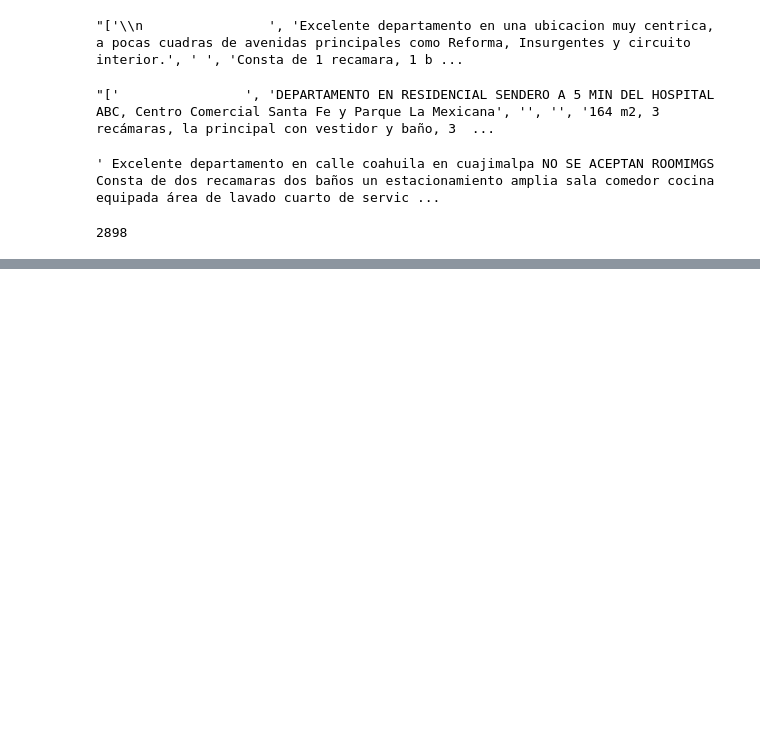
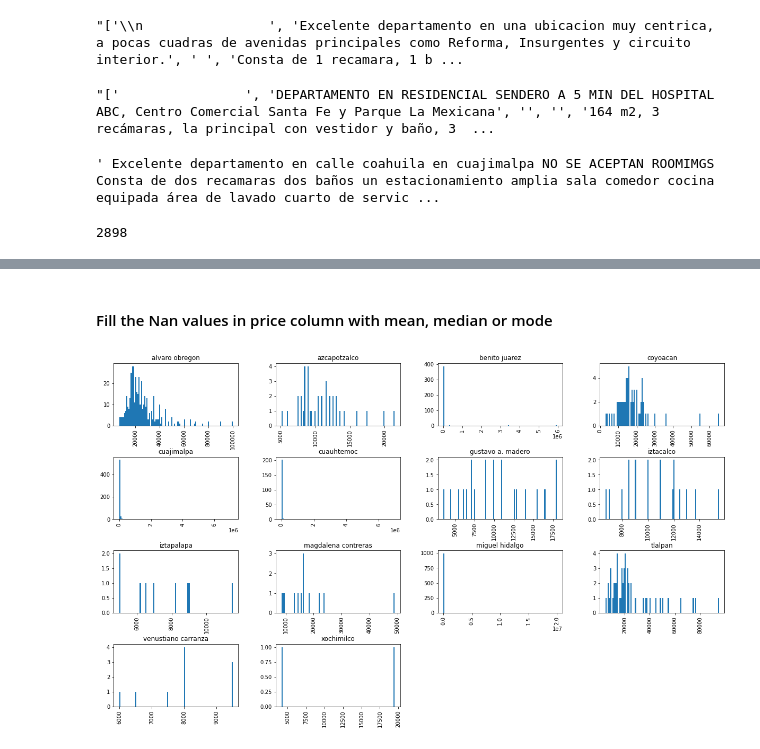
Before and after one commit to ArturoMorenoSBU/Lamudi_Analysis, a Jupyter notebook: Lamudi-Data Cleaning.ipynb, the cells around one changed output, grey strips where cells are left out. Drawn from its saved outputs; the diff is of its cells as text; code cells hidden in the pictures; blank space fills up the shorter version.

```diff
--- a/Lamudi-Data Cleaning.ipynb
+++ b/Lamudi-Data Cleaning.ipynb
@@ -252,0 +301,10 @@ memory usage: 226.5+ KB
+# %%
+townships=['alvaro obregon', 'azcapotzalco','benito juarez','coyoacan'
+          ,'cuajimalpa','cuauhtemoc','gustavo a. madero','iztacalco','iztapalapa'
+          ,'magdalena contreras','miguel hidalgo','milpa alta','tlahuac','tlalpan'
+          ,'venustiano carranza','xochimilco']
+# %%
+pat = '|'.join(r"\b{}\b".format(x) for x in townships)
+
+df['township'] = df['address'].str.extract('('+ pat + ')', expand=False, flags=re.I)
+df
@@ -252,0 +333,3 @@ memory usage: 226.5+ KB
+# %%
+df = df[['title', 'price', 'address','township', 'car_boxes', 'rooms', 'bathroms',
+       'squareM', 'description']]
@@ -252,0 +361,2 @@ memory usage: 226.5+ KB
+# %%
+df.drop(df.loc[df['township'].isnull()].index.values, inplace=True)
@@ -252,0 +400,8 @@ memory usage: 226.5+ KB
+# %% [markdown]
+#### Fill the Nan values in price column with mean, median or mode
+# %%
+# Look at the distribution of the price by township so we can select the best central tendency measure.
+df['price'].hist(by=df['township'], figsize = (20, 12), bins = 100)
+plt.show()
+# %% [output]
+[figure, added]
```
Also changed, not shown: parts of 62 cells of this notebook, 9 other files.
